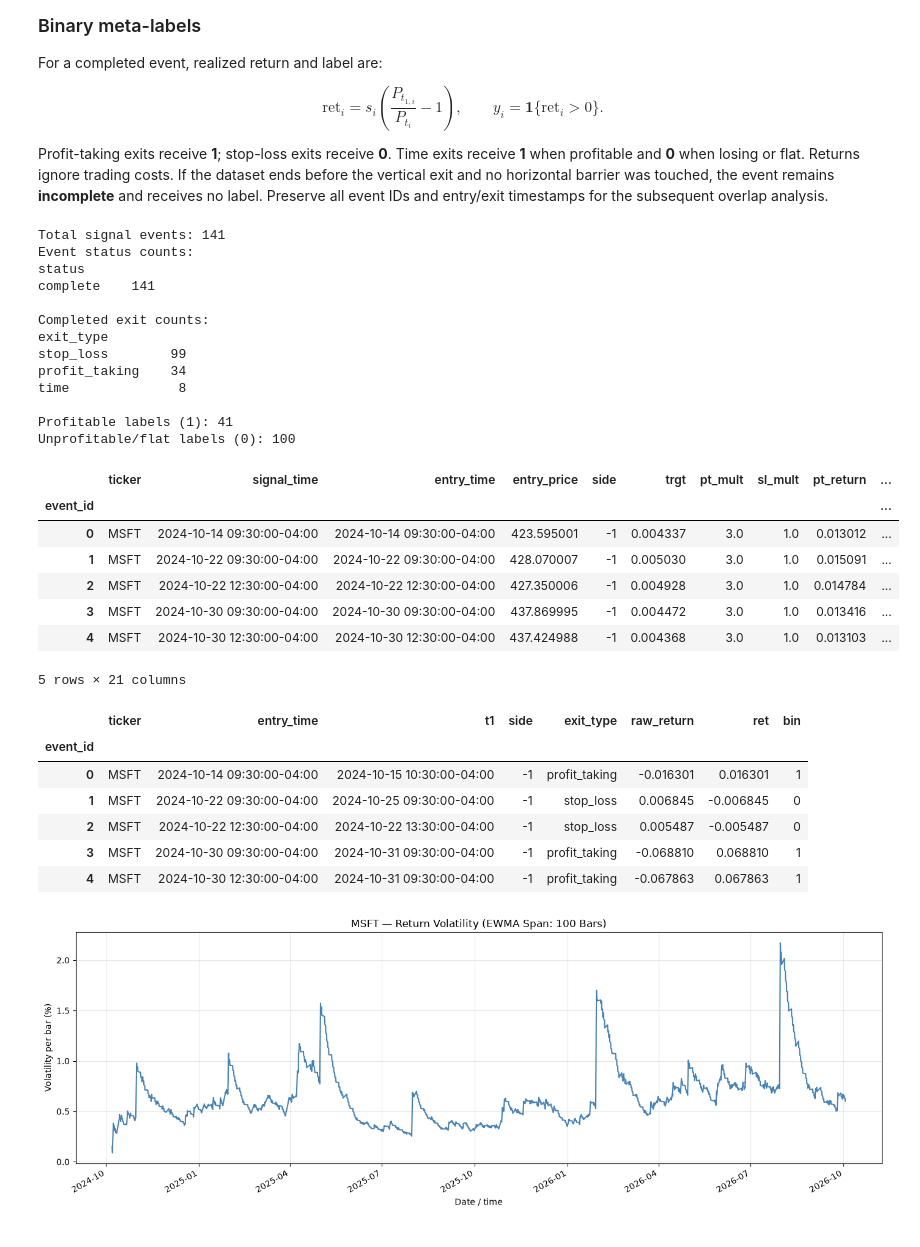
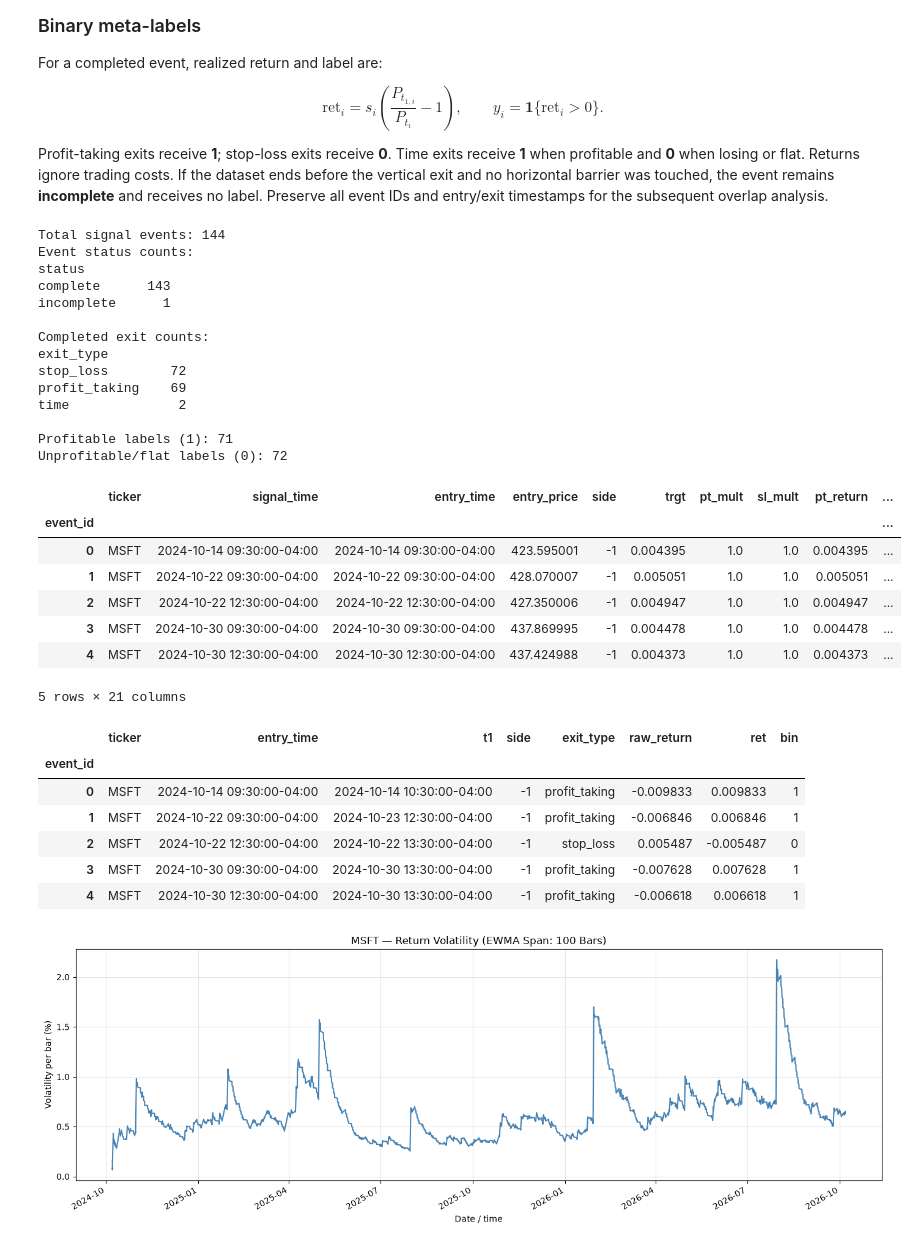
Before and after one commit to Bytb/QuantitativeMethods, a Jupyter notebook: AdvancedFinancialMachineLearning/Part1_DataAnalysis/1_RSI_MicrosoftStudy.ipynb, the cells around one changed output. Saved outputs shown, nothing was run; the diff lists cells and outputs as text; code cells hidden in the pictures.

```diff
--- a/AdvancedFinancialMachineLearning/Part1_DataAnalysis/1_RSI_MicrosoftStudy.ipynb
+++ b/AdvancedFinancialMachineLearning/Part1_DataAnalysis/1_RSI_MicrosoftStudy.ipynb
@@ -253,7 +274,7 @@ from HelperFunctions.labeling import estimate_volatility, create_events, get_lab
 # Adjustable study parameters. Span and warm-up are measured in data bars.
 volatility_span = 100
 volatility_min_periods = 2
-profit_taking_multiplier = 3.0
+profit_taking_multiplier = 1.0
 stop_loss_multiplier = 1.0
 max_holding_days = 7
 min_target_return = 0.0
@@ -265,53 +286,54 @@ msft_volatility = estimate_volatility(
 )
 msft_events = create_events(
     msft_prices,
     trade_sides,
     volatility=msft_volatility,
     pt_mult=profit_taking_multiplier,
     sl_mult=stop_loss_multiplier,
     holding_days=max_holding_days,
     min_ret=min_target_return,
 )
 msft_labels = get_labels(msft_events)
 
 print(f"Total signal events: {len(msft_events):,}")
 print("Event status counts:")
 print(msft_events["status"].value_counts().to_string())
 print("\nCompleted exit counts:")
 print(msft_labels["exit_type"].value_counts().to_string())
 print(f"\nProfitable labels (1): {int(msft_labels['bin'].eq(1).sum()):,}")
 print(f"Unprofitable/flat labels (0): {int(msft_labels['bin'].eq(0).sum()):,}")
 display(msft_events.head())
 display(msft_labels.head())
 # %% [output]
-Total signal events: 141
+Total signal events: 144
 Event status counts:
 status
-complete    141
+complete      143
+incomplete      1
 
 Completed exit counts:
 exit_type
-stop_loss        99
-profit_taking    34
-time              8
+stop_loss        72
+profit_taking    69
+time              2
 
-Profitable labels (1): 41
-Unprofitable/flat labels (0): 100
+Profitable labels (1): 71
+Unprofitable/flat labels (0): 72
 |  | ticker | signal_time | entry_time | entry_price | side | trgt | pt_mult | sl_mult | pt_return | ... |
 | event_id |  |  |  |  |  |  |  |  |  | ... |
-| 0 | MSFT | 2024-10-14 09:30:00-04:00 | 2024-10-14 09:30:00-04:00 | 423.595001 | -1 | 0.004337 | 3.0 | 1.0 | 0.013012 | ... |
-| 1 | MSFT | 2024-10-22 09:30:00-04:00 | 2024-10-22 09:30:00-04:00 | 428.070007 | -1 | 0.005030 | 3.0 | 1.0 | 0.015091 | ... |
-| 2 | MSFT | 2024-10-22 12:30:00-04:00 | 2024-10-22 12:30:00-04:00 | 427.350006 | -1 | 0.004928 | 3.0 | 1.0 | 0.014784 | ... |
-| 3 | MSFT | 2024-10-30 09:30:00-04:00 | 2024-10-30 09:30:00-04:00 | 437.869995 | -1 | 0.004472 | 3.0 | 1.0 | 0.013416 | ... |
-| 4 | MSFT | 2024-10-30 12:30:00-04:00 | 2024-10-30 12:30:00-04:00 | 437.424988 | -1 | 0.004368 | 3.0 | 1.0 | 0.013103 | ... |
+| 0 | MSFT | 2024-10-14 09:30:00-04:00 | 2024-10-14 09:30:00-04:00 | 423.595001 | -1 | 0.004395 | 1.0 | 1.0 | 0.004395 | ... |
+| 1 | MSFT | 2024-10-22 09:30:00-04:00 | 2024-10-22 09:30:00-04:00 | 428.070007 | -1 | 0.005051 | 1.0 | 1.0 | 0.005051 | ... |
+| 2 | MSFT | 2024-10-22 12:30:00-04:00 | 2024-10-22 12:30:00-04:00 | 427.350006 | -1 | 0.004947 | 1.0 | 1.0 | 0.004947 | ... |
+| 3 | MSFT | 2024-10-30 09:30:00-04:00 | 2024-10-30 09:30:00-04:00 | 437.869995 | -1 | 0.004478 | 1.0 | 1.0 | 0.004478 | ... |
+| 4 | MSFT | 2024-10-30 12:30:00-04:00 | 2024-10-30 12:30:00-04:00 | 437.424988 | -1 | 0.004373 | 1.0 | 1.0 | 0.004373 | ... |
 5 rows × 21 columns
 |  | ticker | entry_time | t1 | side | exit_type | raw_return | ret | bin |
 | event_id |  |  |  |  |  |  |  |  |
-| 0 | MSFT | 2024-10-14 09:30:00-04:00 | 2024-10-15 10:30:00-04:00 | -1 | profit_taking | -0.016301 | 0.016301 | 1 |
-| 1 | MSFT | 2024-10-22 09:30:00-04:00 | 2024-10-25 09:30:00-04:00 | -1 | stop_loss | 0.006845 | -0.006845 | 0 |
+| 0 | MSFT | 2024-10-14 09:30:00-04:00 | 2024-10-14 10:30:00-04:00 | -1 | profit_taking | -0.009833 | 0.009833 | 1 |
+| 1 | MSFT | 2024-10-22 09:30:00-04:00 | 2024-10-23 12:30:00-04:00 | -1 | profit_taking | -0.006846 | 0.006846 | 1 |
 | 2 | MSFT | 2024-10-22 12:30:00-04:00 | 2024-10-22 13:30:00-04:00 | -1 | stop_loss | 0.005487 | -0.005487 | 0 |
-| 3 | MSFT | 2024-10-30 09:30:00-04:00 | 2024-10-31 09:30:00-04:00 | -1 | profit_taking | -0.068810 | 0.068810 | 1 |
-| 4 | MSFT | 2024-10-30 12:30:00-04:00 | 2024-10-31 09:30:00-04:00 | -1 | profit_taking | -0.067863 | 0.067863 | 1 |
+| 3 | MSFT | 2024-10-30 09:30:00-04:00 | 2024-10-30 13:30:00-04:00 | -1 | profit_taking | -0.007628 | 0.007628 | 1 |
+| 4 | MSFT | 2024-10-30 12:30:00-04:00 | 2024-10-30 13:30:00-04:00 | -1 | profit_taking | -0.006618 | 0.006618 | 1 |
 # %%
 # Volatility is the standard deviation of returns at the input bar frequency.
 ax = (msft_volatility * 100).plot(
```
Also changed, not shown: parts of 9 cells of this notebook, 4 other files.
